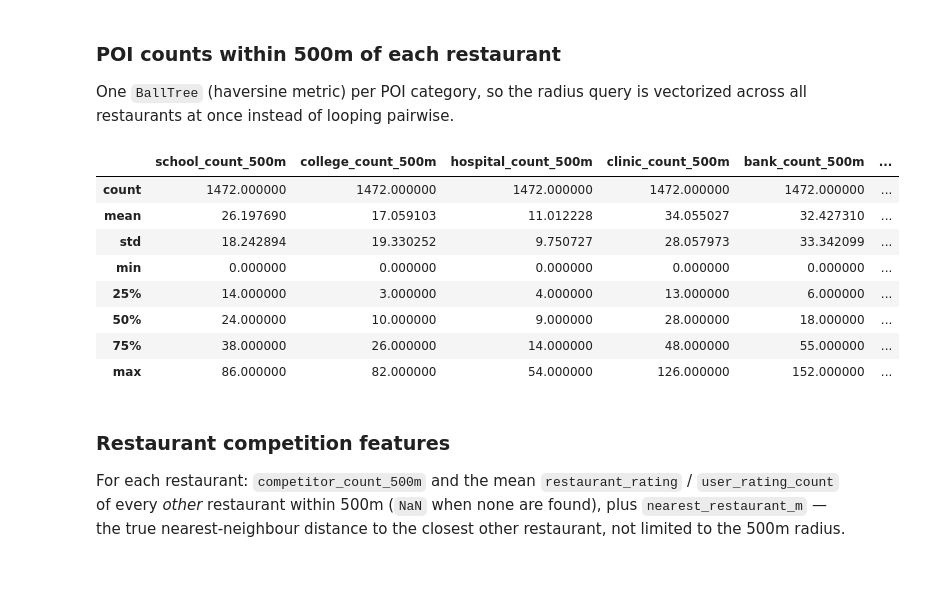
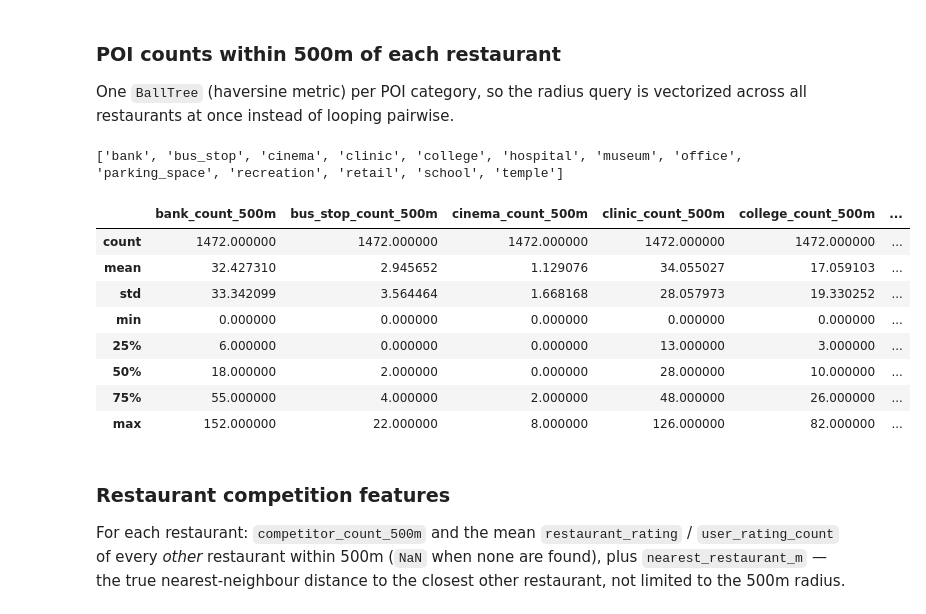
Before and after one commit to abiral-sujakhu/Restaurant-Location-Feasibility-System, a Jupyter notebook: notebooks/final_dataset.ipynb, the cells around one changed output. Drawn from its saved outputs; the diff is of its cells as text; code cells hidden in the pictures; blank space fills up the shorter version.

```diff
--- a/notebooks/final_dataset.ipynb
+++ b/notebooks/final_dataset.ipynb
@@ -100,36 +104,42 @@ Name: count, dtype: int64
 ### POI counts within 500m of each restaurant
 
 One `BallTree` (haversine metric) per POI category, so the radius query is vectorized across all restaurants at once instead of looping pairwise.
+# %%
+import pandas as pd
+d = pd.read_csv("../data/processed/pois_combined.csv")
+print(sorted(d["poi_type"].unique()))
+# %% [output]
+['bank', 'bus_stop', 'cinema', 'clinic', 'college', 'hospital', 'museum', 'office', 'parking_space', 'recreation', 'retail', 'school', 'temple']
 # %%
 EARTH_RADIUS_M = 6_371_000
 RADIUS_M = 500
 radius_rad = RADIUS_M / EARTH_RADIUS_M
 
 restaurant_coords_rad = np.radians(restaurants[["latitude", "longitude"]].values)
 
-POI_CATEGORIES = ["school", "college", "hospital", "clinic", "bank", "bus_stop", "office", "mall", "cinema"]
+POI_CATEGORIES = ['bank', 'bus_stop', 'cinema', 'clinic', 'college', 'hospital', 'museum', 'office', 'parking_space', 'recreation', 'retail', 'school', 'temple']
 
 poi_features = pd.DataFrame(index=restaurants.index)
 for category in POI_CATEGORIES:
     subset = pois.loc[pois["poi_type"] == category, ["latitude", "longitude"]]
     col = f"{category}_count_500m"
     if subset.empty:
         poi_features[col] = 0
         continue
     tree = BallTree(np.radians(subset.values), metric="haversine")
     poi_features[col] = tree.query_radius(restaurant_coords_rad, r=radius_rad, count_only=True)
 
 poi_features.describe()
 # %% [output]
-|  | school_count_500m | college_count_500m | hospital_count_500m | clinic_count_500m | bank_count_500m | ... |
+|  | bank_count_500m | bus_stop_count_500m | cinema_count_500m | clinic_count_500m | college_count_500m | ... |
 | count | 1472.000000 | 1472.000000 | 1472.000000 | 1472.000000 | 1472.000000 | ... |
-| mean | 26.197690 | 17.059103 | 11.012228 | 34.055027 | 32.427310 | ... |
-| std | 18.242894 | 19.330252 | 9.750727 | 28.057973 | 33.342099 | ... |
+| mean | 32.427310 | 2.945652 | 1.129076 | 34.055027 | 17.059103 | ... |
+| std | 33.342099 | 3.564464 | 1.668168 | 28.057973 | 19.330252 | ... |
 | min | 0.000000 | 0.000000 | 0.000000 | 0.000000 | 0.000000 | ... |
-| 25% | 14.000000 | 3.000000 | 4.000000 | 13.000000 | 6.000000 | ... |
-| 50% | 24.000000 | 10.000000 | 9.000000 | 28.000000 | 18.000000 | ... |
-| 75% | 38.000000 | 26.000000 | 14.000000 | 48.000000 | 55.000000 | ... |
-| max | 86.000000 | 82.000000 | 54.000000 | 126.000000 | 152.000000 | ... |
+| 25% | 6.000000 | 0.000000 | 0.000000 | 13.000000 | 3.000000 | ... |
+| 50% | 18.000000 | 2.000000 | 0.000000 | 28.000000 | 10.000000 | ... |
+| 75% | 55.000000 | 4.000000 | 2.000000 | 48.000000 | 26.000000 | ... |
+| max | 152.000000 | 22.000000 | 8.000000 | 126.000000 | 82.000000 | ... |
 # %% [markdown]
 ### Restaurant competition features
 
```
Also changed, not shown: parts of 2 cells of this notebook, 13 other files.
